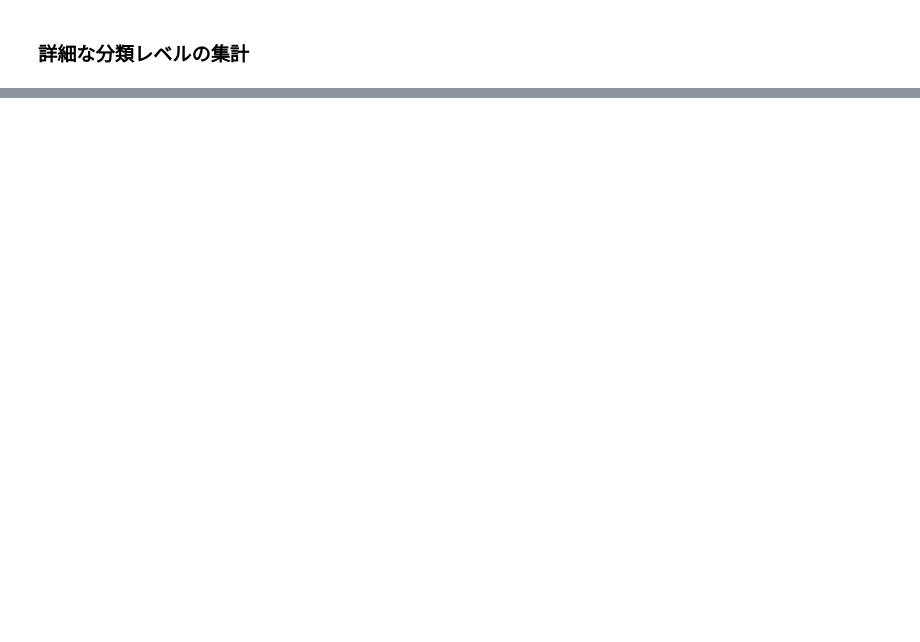
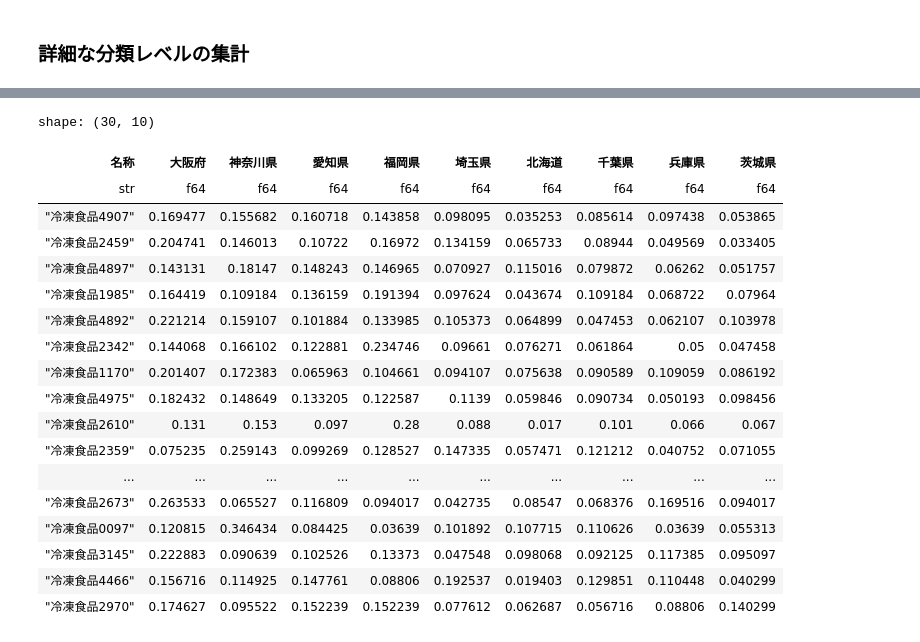
Before and after one commit to yonesuke/maketing_data_science, a Jupyter notebook: notebooks/chapter03.ipynb, the cells around one changed output, grey strips where cells are left out. Saved outputs shown, nothing was run; the diff lists cells and outputs as text; code cells hidden in the pictures; blank space fills up the shorter version.

```diff
--- a/notebooks/chapter03.ipynb
+++ b/notebooks/chapter03.ipynb
@@ -262,0 +312,27 @@ fig.show()
+# %%
+# 例題3.8
+(
+    df_reishoku.head(30)
+    .with_columns(pl.exclude('名称', '合計')/pl.col('合計'))
+    .drop('合計')
+)
+# %% [output]
+shape: (30, 10)
+| 名称 | 大阪府 | 神奈川県 | 愛知県 | 福岡県 | 埼玉県 | 北海道 | 千葉県 | 兵庫県 | 茨城県 |
+| str | f64 | f64 | f64 | f64 | f64 | f64 | f64 | f64 | f64 |
+| "冷凍食品4907" | 0.169477 | 0.155682 | 0.160718 | 0.143858 | 0.098095 | 0.035253 | 0.085614 | 0.097438 | 0.053865 |
+| "冷凍食品2459" | 0.204741 | 0.146013 | 0.10722 | 0.16972 | 0.134159 | 0.065733 | 0.08944 | 0.049569 | 0.033405 |
+| "冷凍食品4897" | 0.143131 | 0.18147 | 0.148243 | 0.146965 | 0.070927 | 0.115016 | 0.079872 | 0.06262 | 0.051757 |
+| "冷凍食品1985" | 0.164419 | 0.109184 | 0.136159 | 0.191394 | 0.097624 | 0.043674 | 0.109184 | 0.068722 | 0.07964 |
+| "冷凍食品4892" | 0.221214 | 0.159107 | 0.101884 | 0.133985 | 0.105373 | 0.064899 | 0.047453 | 0.062107 | 0.103978 |
+| "冷凍食品2342" | 0.144068 | 0.166102 | 0.122881 | 0.234746 | 0.09661 | 0.076271 | 0.061864 | 0.05 | 0.047458 |
+| "冷凍食品1170" | 0.201407 | 0.172383 | 0.065963 | 0.104661 | 0.094107 | 0.075638 | 0.090589 | 0.109059 | 0.086192 |
+| "冷凍食品4975" | 0.182432 | 0.148649 | 0.133205 | 0.122587 | 0.1139 | 0.059846 | 0.090734 | 0.050193 | 0.098456 |
+| "冷凍食品2610" | 0.131 | 0.153 | 0.097 | 0.28 | 0.088 | 0.017 | 0.101 | 0.066 | 0.067 |
+| "冷凍食品2359" | 0.075235 | 0.259143 | 0.099269 | 0.128527 | 0.147335 | 0.057471 | 0.121212 | 0.040752 | 0.071055 |
+| ... | ... | ... | ... | ... | ... | ... | ... | ... | ... |
+| "冷凍食品2673" | 0.263533 | 0.065527 | 0.116809 | 0.094017 | 0.042735 | 0.08547 | 0.068376 | 0.169516 | 0.094017 |
+| "冷凍食品0097" | 0.120815 | 0.346434 | 0.084425 | 0.03639 | 0.101892 | 0.107715 | 0.110626 | 0.03639 | 0.055313 |
+| "冷凍食品3145" | 0.222883 | 0.090639 | 0.102526 | 0.13373 | 0.047548 | 0.098068 | 0.092125 | 0.117385 | 0.095097 |
+| "冷凍食品4466" | 0.156716 | 0.114925 | 0.147761 | 0.08806 | 0.192537 | 0.019403 | 0.129851 | 0.110448 | 0.040299 |
+| "冷凍食品2970" | 0.174627 | 0.095522 | 0.152239 | 0.152239 | 0.077612 | 0.062687 | 0.056716 | 0.08806 | 0.140299 |
```
Also changed, not shown: parts of 10 cells of this notebook.
